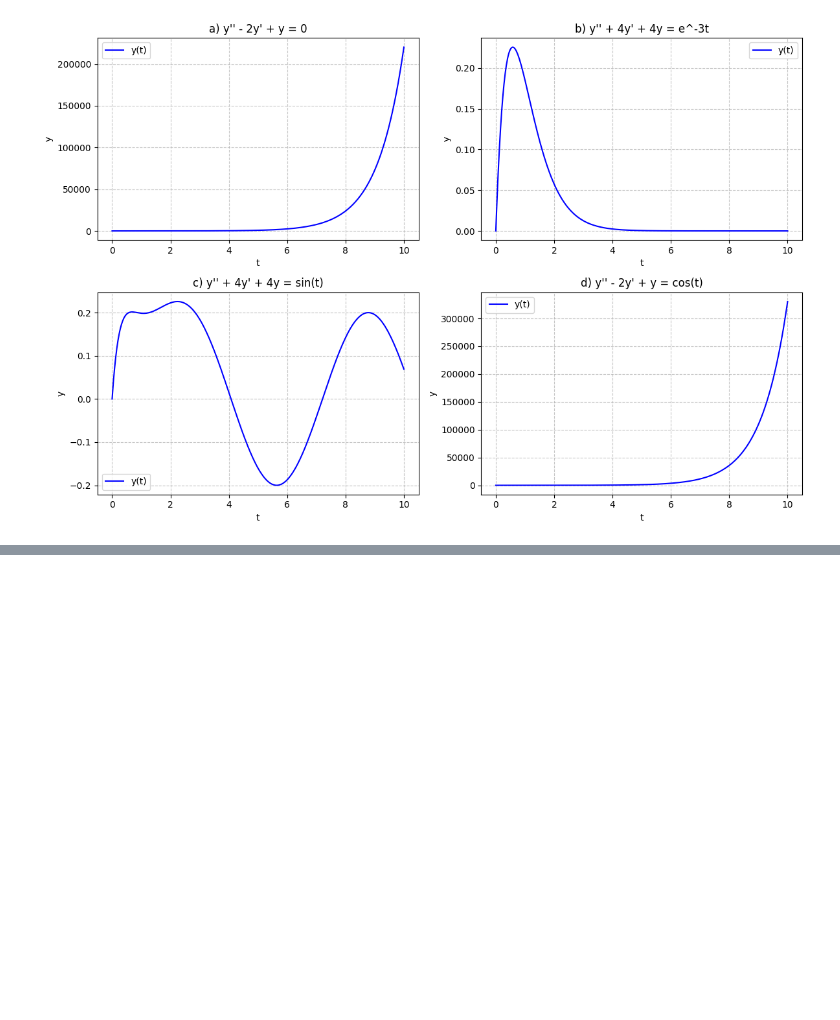
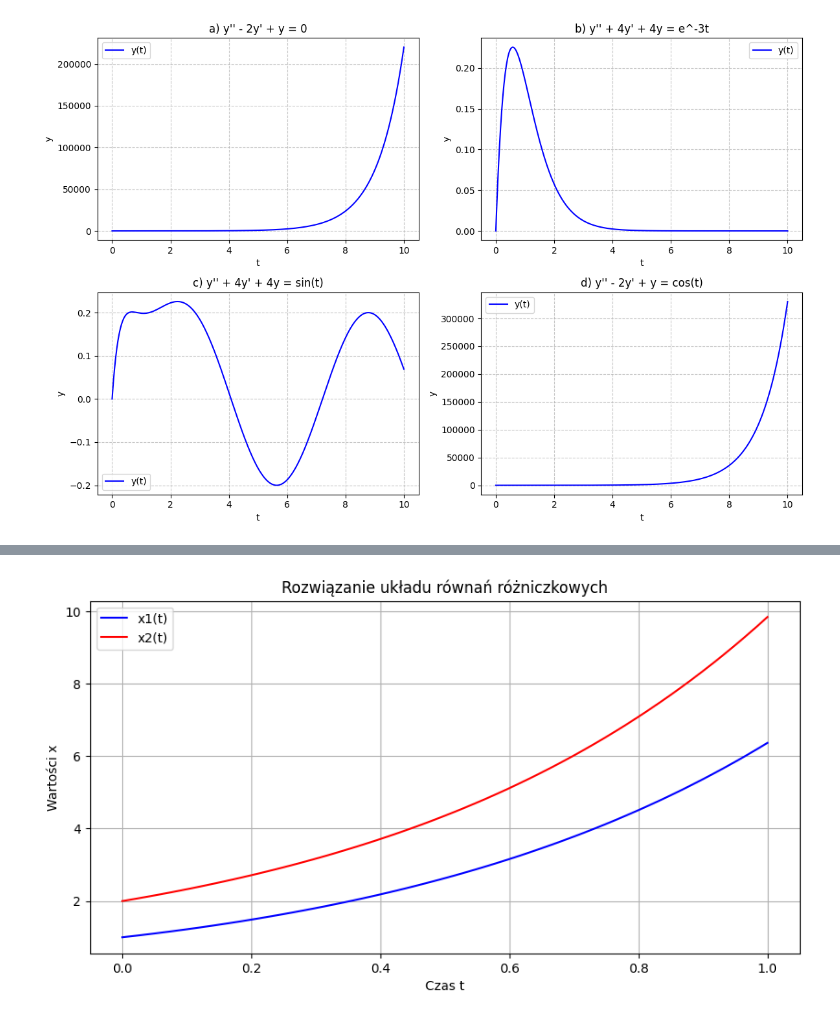
Before and after one commit to StanislawKrupa/L_WPD_1, a Jupyter notebook: ZADANIA.ipynb, the cells around one changed output, grey strips where cells are left out. Saved outputs shown, nothing was run; the diff lists cells and outputs as text; code cells hidden in the pictures; blank space fills up the shorter version.

```diff
--- a/ZADANIA.ipynb
+++ b/ZADANIA.ipynb
@@ -84,0 +109,26 @@ plt.show()
+# %%
+def system(t, y):
+    x1, x2 = y
+    dx1dt = x2 + t
+    dx2dt = x1 + x2
+    return [dx1dt, dx2dt]
+
+# 2. Parametry początkowe
+t_span = (0, 1)
+y0 = [1, 2]
+t_eval = np.linspace(0, 1, 100)
+
+
+sol = solve_ivp(system, t_span, y0, t_eval=t_eval)
+
+plt.figure(figsize=(10, 5))
+plt.plot(sol.t, sol.y[0], label='x1(t)', color='blue')
+plt.plot(sol.t, sol.y[1], label='x2(t)', color='red')
+plt.xlabel('Czas t')
+plt.ylabel('Wartości x')
+plt.title('Rozwiązanie układu równań różniczkowych')
+plt.legend()
+plt.grid(True)
+plt.show()
+# %% [output]
+[figure, added]
```
Also changed, not shown: parts of 5 cells of this notebook.
